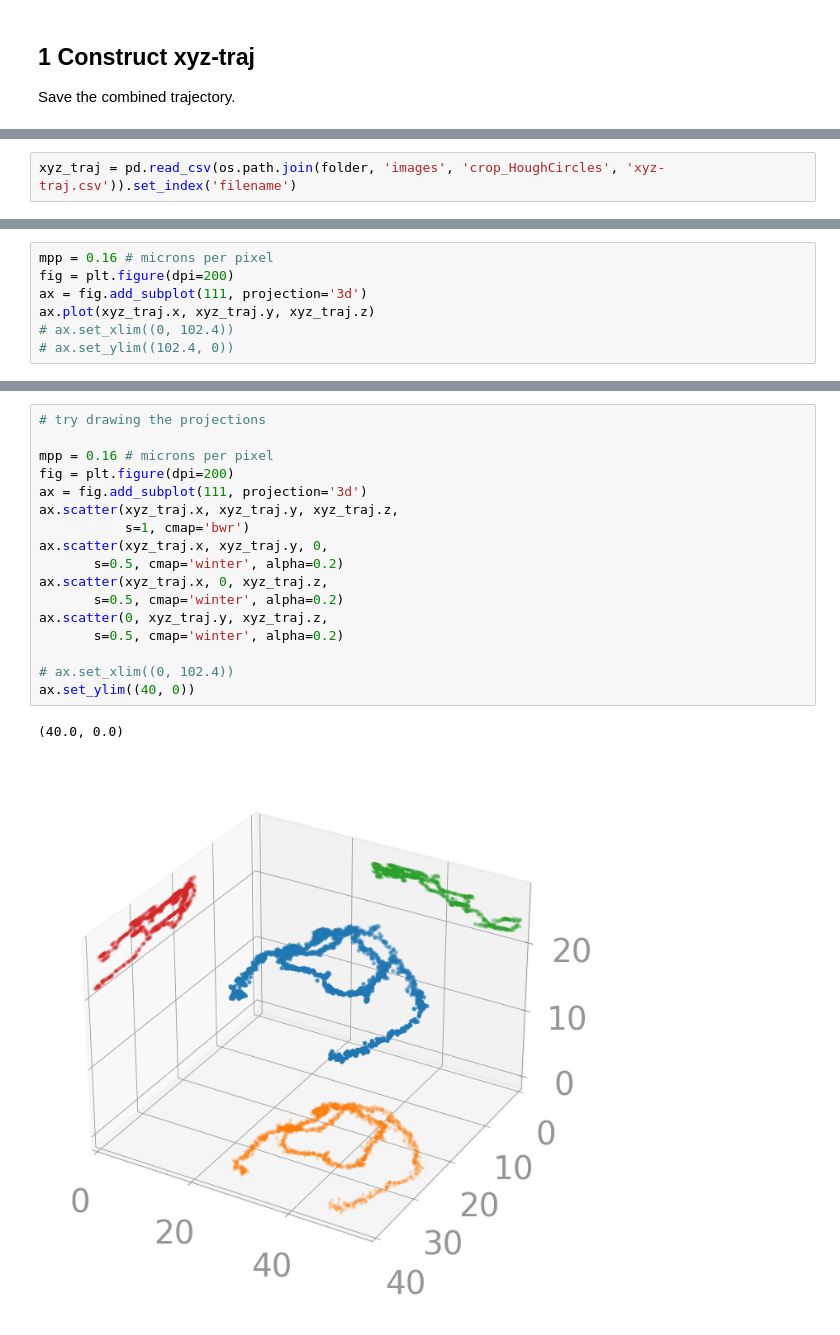
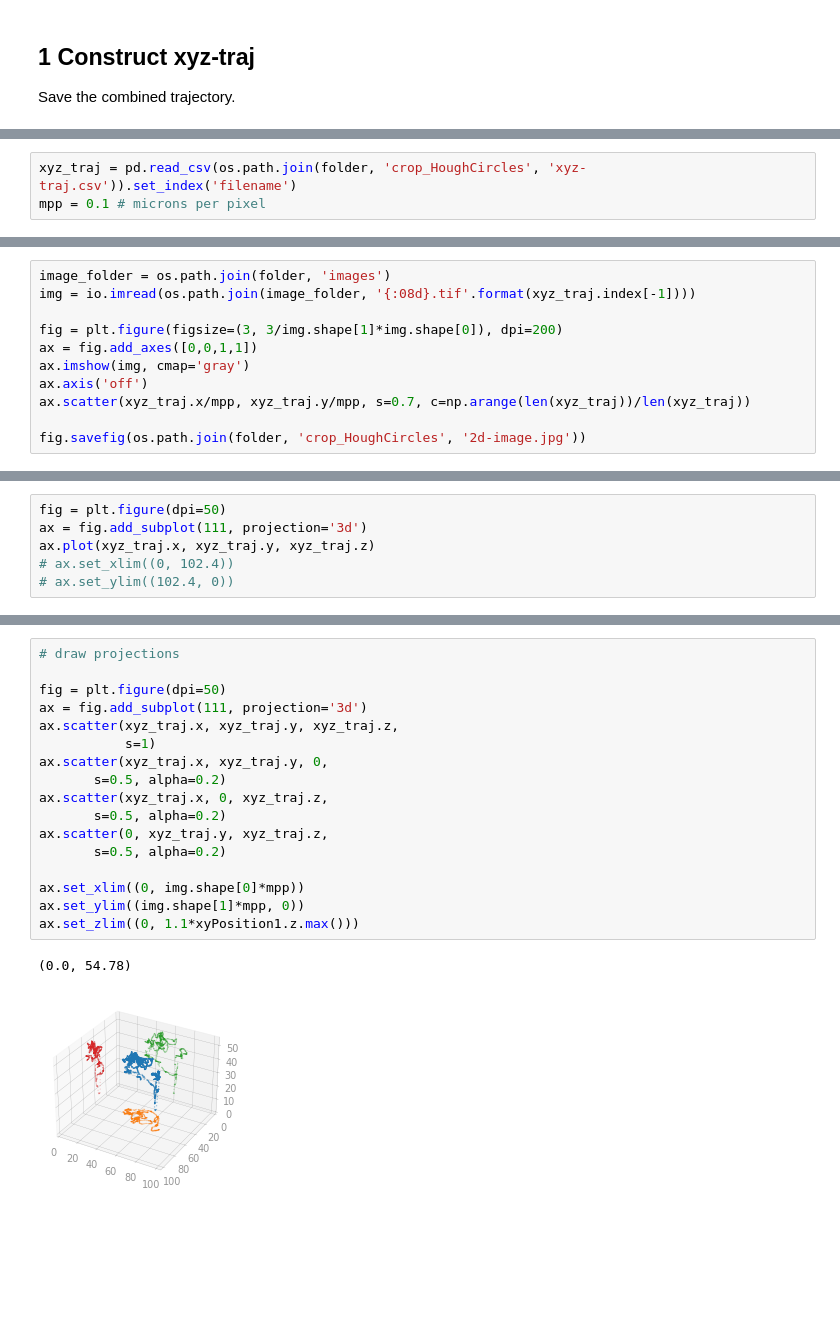
Before and after one commit to ZLoverty/DE, a Jupyter notebook: Code/Trajectory-analysis/3D trajectory.ipynb, the cells around one changed output, grey strips where cells are left out. Saved outputs shown, nothing was run; the diff lists cells and outputs as text; blank space fills up the shorter version.

```diff
--- a/Code/Trajectory-analysis/3D trajectory.ipynb
+++ b/Code/Trajectory-analysis/3D trajectory.ipynb
@@ -37,0 +63,3 @@ xyz_traj.to_csv(os.path.join(folder, 'images', 'crop_HoughCircles', 'xyz-traj.cs
+# %%
+xyz_traj = pd.read_csv(os.path.join(folder, 'crop_HoughCircles', 'xyz-traj.csv')).set_index('filename')
+mpp = 0.1 # microns per pixel
@@ -37,0 +68,11 @@ xyz_traj.to_csv(os.path.join(folder, 'images', 'crop_HoughCircles', 'xyz-traj.cs
+# %%
+image_folder = os.path.join(folder, 'images')
+img = io.imread(os.path.join(image_folder, '{:08d}.tif'.format(xyz_traj.index[-1])))
+
+fig = plt.figure(figsize=(3, 3/img.shape[1]*img.shape[0]), dpi=200)
+ax = fig.add_axes([0,0,1,1])
+ax.imshow(img, cmap='gray')
+ax.axis('off')
+ax.scatter(xyz_traj.x/mpp, xyz_traj.y/mpp, s=0.7, c=np.arange(len(xyz_traj))/len(xyz_traj))
+
+fig.savefig(os.path.join(folder, 'crop_HoughCircles', '2d-image.jpg'))
@@ -40,2 +83,6 @@ xyz_traj.to_csv(os.path.join(folder, 'images', 'crop_HoughCircles', 'xyz-traj.cs
 # %%
-xyz_traj = pd.read_csv(os.path.join(folder, 'images', 'crop_HoughCircles', 'xyz-traj.csv')).set_index('filename')
+fig = plt.figure(dpi=50)
+ax = fig.add_subplot(111, projection='3d')
+ax.plot(xyz_traj.x, xyz_traj.y, xyz_traj.z)
+# ax.set_xlim((0, 102.4))
+# ax.set_ylim((102.4, 0))
@@ -42,7 +91,0 @@ xyz_traj = pd.read_csv(os.path.join(folder, 'images', 'crop_HoughCircles', 'xyz-
-# %%
-mpp = 0.16 # microns per pixel
-fig = plt.figure(dpi=200)
-ax = fig.add_subplot(111, projection='3d')
-ax.plot(xyz_traj.x, xyz_traj.y, xyz_traj.z)
-# ax.set_xlim((0, 102.4))
-# ax.set_ylim((102.4, 0))
@@ -52,21 +92,21 @@ ax.plot(xyz_traj.x, xyz_traj.y, xyz_traj.z)
 # %%
-# try drawing the projections
+# draw projections
 
-mpp = 0.16 # microns per pixel
-fig = plt.figure(dpi=200)
+fig = plt.figure(dpi=50)
 ax = fig.add_subplot(111, projection='3d')
 ax.scatter(xyz_traj.x, xyz_traj.y, xyz_traj.z,
-           s=1, cmap='bwr')
+           s=1)
 ax.scatter(xyz_traj.x, xyz_traj.y, 0,
-       s=0.5, cmap='winter', alpha=0.2)
+       s=0.5, alpha=0.2)
 ax.scatter(xyz_traj.x, 0, xyz_traj.z,
-       s=0.5, cmap='winter', alpha=0.2)
+       s=0.5, alpha=0.2)
 ax.scatter(0, xyz_traj.y, xyz_traj.z,
-       s=0.5, cmap='winter', alpha=0.2)
+       s=0.5, alpha=0.2)
 
-# ax.set_xlim((0, 102.4))
-ax.set_ylim((40, 0))
+ax.set_xlim((0, img.shape[0]*mpp))
+ax.set_ylim((img.shape[1]*mpp, 0))
+ax.set_zlim((0, 1.1*xyPosition1.z.max()))
 # %% [output]
-(40.0, 0.0)
+(0.0, 54.78)
-[figure, old version]
+[figure, new version]
 # %% [markdown]
```
Also changed, not shown: parts of 22 cells of this notebook, 2 other files.
